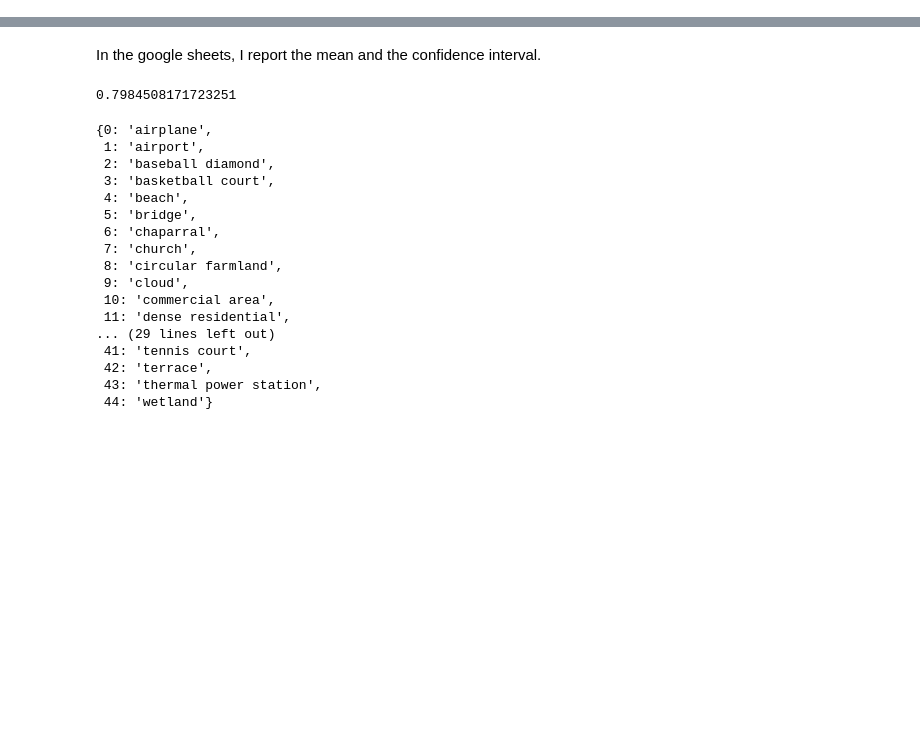
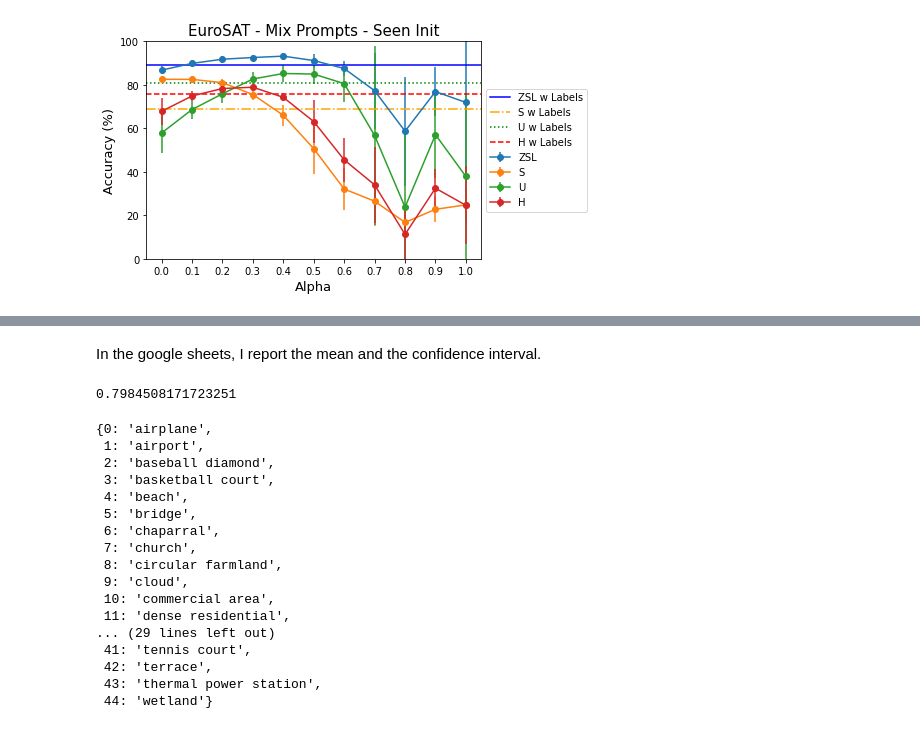
Before and after one commit to BatsResearch/taglets, a Jupyter notebook: Process_results_file.ipynb, the cells around one changed output, grey strips where cells are left out. Saved outputs shown, nothing was run; the diff lists cells and outputs as text; code cells hidden in the pictures; blank space fills up the shorter version.

Commit message:
all datasets

```diff
--- a/Process_results_file.ipynb
+++ b/Process_results_file.ipynb
@@ -27,16 +29,16 @@ seen_accuracies = []
 unseen_accuracies = []
 harmonic_accuracies = []
 
-fix_num = 0
+fix_num = -5
 
 
 for m in data:
     # Here change and filter data depending on what results we want/
     # For instance, let's assume we want
     if (
-        (m['config']['DATASET_NAME'] == 'Flowers102')  \
+        (m['config']['DATASET_NAME'] == 'DTD')  \
          and (m['config']['VIS_ENCODER'] == 'ViT-B/32') \
-         and (m['config']['SPLIT_SEED'] == 500) \
+         and (m['config']['SPLIT_SEED'] == 0) \
     ):
         std_accuracies.append(m['std_accuracy'])
         gen_accuracies.append(m['gen_accuracy'])
@@ -125,0 +197,6 @@ std_accuracies
+# %%
+model = models_list[0]
+print(model)
+filename = f"results/results_model_{model}.json"
+
+data = [json.loads(i) for i in open(filename,'r').readlines()]
@@ -125,0 +303,6 @@ std_accuracies
+# %%
+model = models_list[-1]
+print(model)
+filename = f"results/results_model_{model}.json"
+
+data = [json.loads(i) for i in open(filename,'r').readlines()]
@@ -125,0 +469,22 @@ std_accuracies
+# %%
+# plt.plot(stds, '-o')
+stds, err_stds, \
+seens, err_seens, \
+unseens, err_unseens, \
+harms, err_harms = compute_lists(dict_alphas)
+
+plot_lines('EuroSAT',
+               stds,
+               err_stds,
+               seens,
+               err_seens,
+               unseens,
+               err_unseens,
+               harms,
+               err_harms,
+          89,
+          69,
+          81,
+          76)
+# %% [output]
+[figure, added]
```
Also changed, not shown: parts of 81 cells of this notebook, 1 other file.
